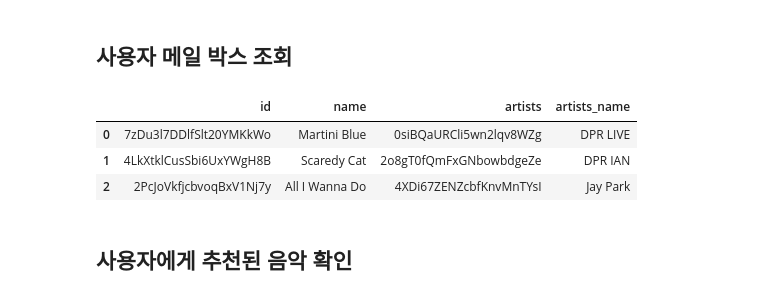
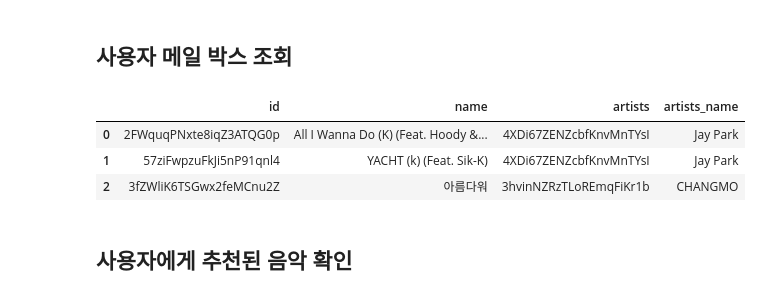
Before and after one commit to formegusto/research-muletter, a Jupyter notebook: pt2. reply and rereco.ipynb, the cells around one changed output. Drawn from its saved outputs; the diff is of its cells as text; code cells hidden in the pictures.

```diff
--- a/pt2. reply and rereco.ipynb
+++ b/pt2. reply and rereco.ipynb
@@ -13,15 +13,15 @@ db = DB()
 # %% [markdown]
 ## 사용자 메일 박스 조회
 # %%
-mail_box_id = "623fd87941b77810641388aa"
+mail_box_id = "6241924d2aaa4bb999f6d5ca"
 
 tracks = db.get_mail_box(mail_box_id)
 tracks.head()
 # %% [output]
 |  | id | name | artists | artists_name |
-| 0 | 7zDu3l7DDlfSlt20YMKkWo | Martini Blue | 0siBQaURCli5wn2lqv8WZg | DPR LIVE |
-| 1 | 4LkXtklCusSbi6UxYWgH8B | Scaredy Cat | 2o8gT0fQmFxGNbowbdgeZe | DPR IAN |
-| 2 | 2PcJoVkfjcbvoqBxV1Nj7y | All I Wanna Do | 4XDi67ZENZcbfKnvMnTYsI | Jay Park |
+| 0 | 2FWquqPNxte8iqZ3ATQG0p | All I Wanna Do (K) (Feat. Hoody &... | 4XDi67ZENZcbfKnvMnTYsI | Jay Park |
+| 1 | 57ziFwpzuFkJi5nP91qnl4 | YACHT (k) (Feat. Sik-K) | 4XDi67ZENZcbfKnvMnTYsI | Jay Park |
+| 2 | 3fZWliK6TSGwx2feMCnu2Z | 아름다워 | 3hvinNZRzTLoREmqFiKr1b | CHANGMO |
 # %% [markdown]
 ## 사용자에게 추천된 음악 확인
 # %%
```
Also changed, not shown: parts of 12 cells of this notebook, 6 other files.
